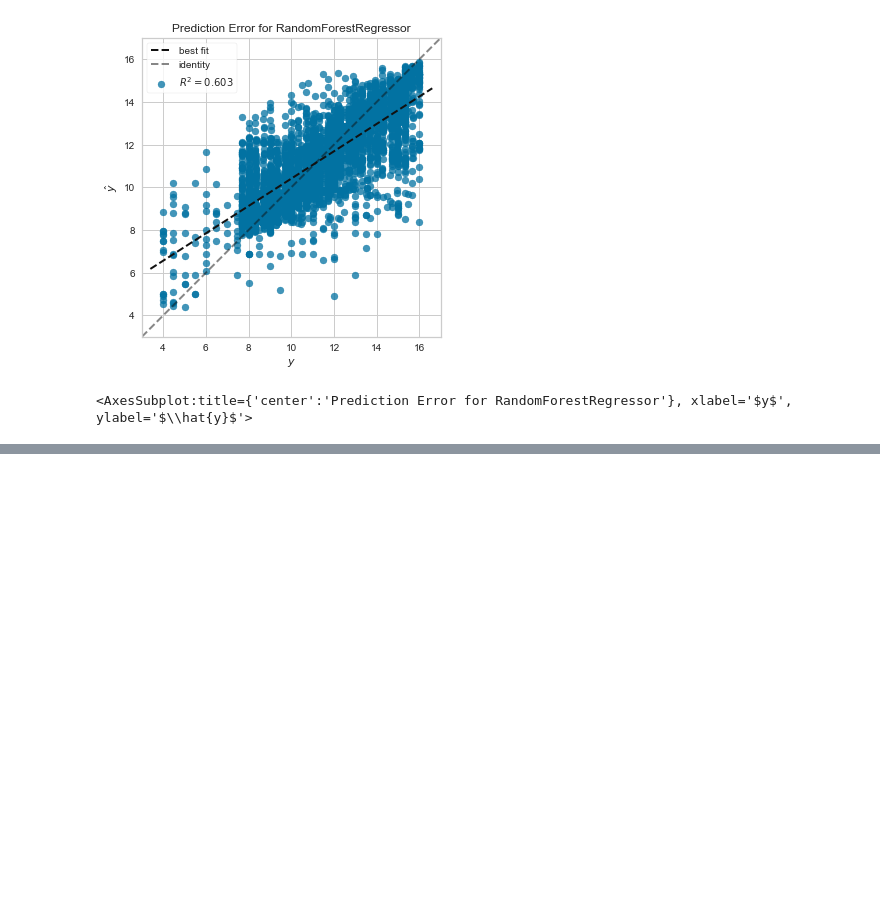
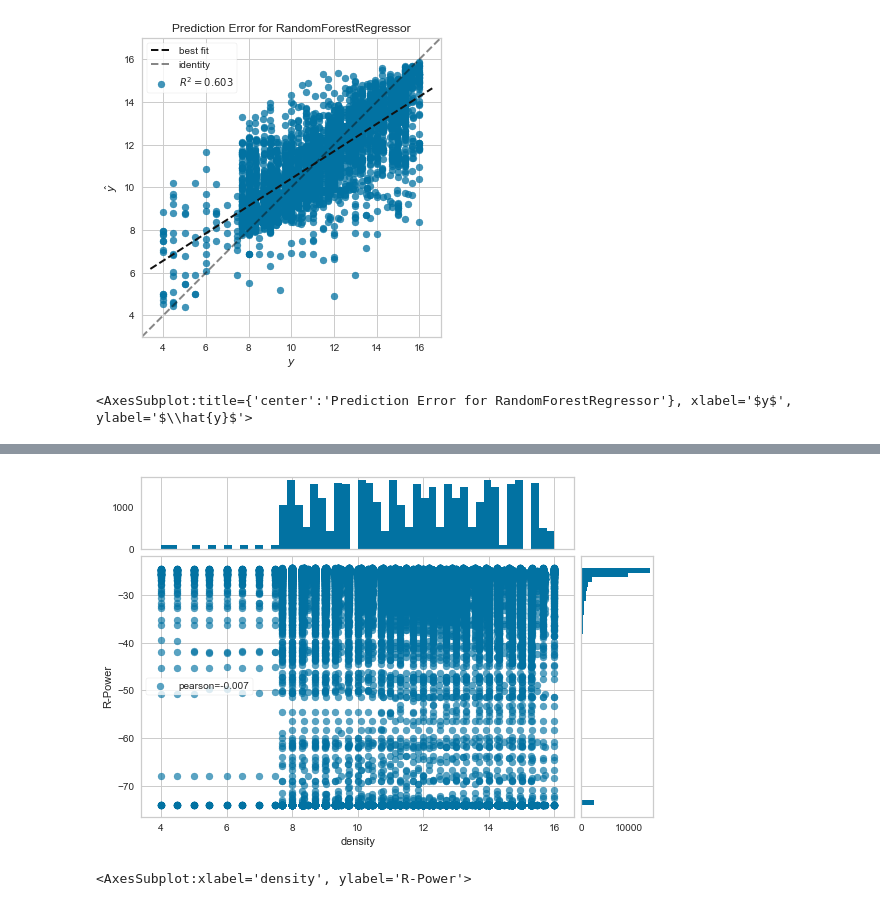
Before and after one commit to koh-osaka/M-reserch, a Jupyter notebook: plt96-2.ipynb, the cells around one changed output, grey strips where cells are left out. Cells and saved outputs as stored; diff of their text form; code cells hidden in the pictures; blank space fills up the shorter version.

```diff
--- a/plt96-2.ipynb
+++ b/plt96-2.ipynb
@@ -216,0 +276,9 @@ visualizer.show()
+# %%
+from yellowbrick.features import JointPlotVisualizer
+
+visualizer = JointPlotVisualizer(columns=['density', 'R-Power'])
+visualizer.fit_transform(X, y)
+visualizer.show()
+# %% [output]
+[figure, added]
+<AxesSubplot:xlabel='density', ylabel='R-Power'>
```
Also changed, not shown: parts of 8 cells of this notebook, 5 other files.
